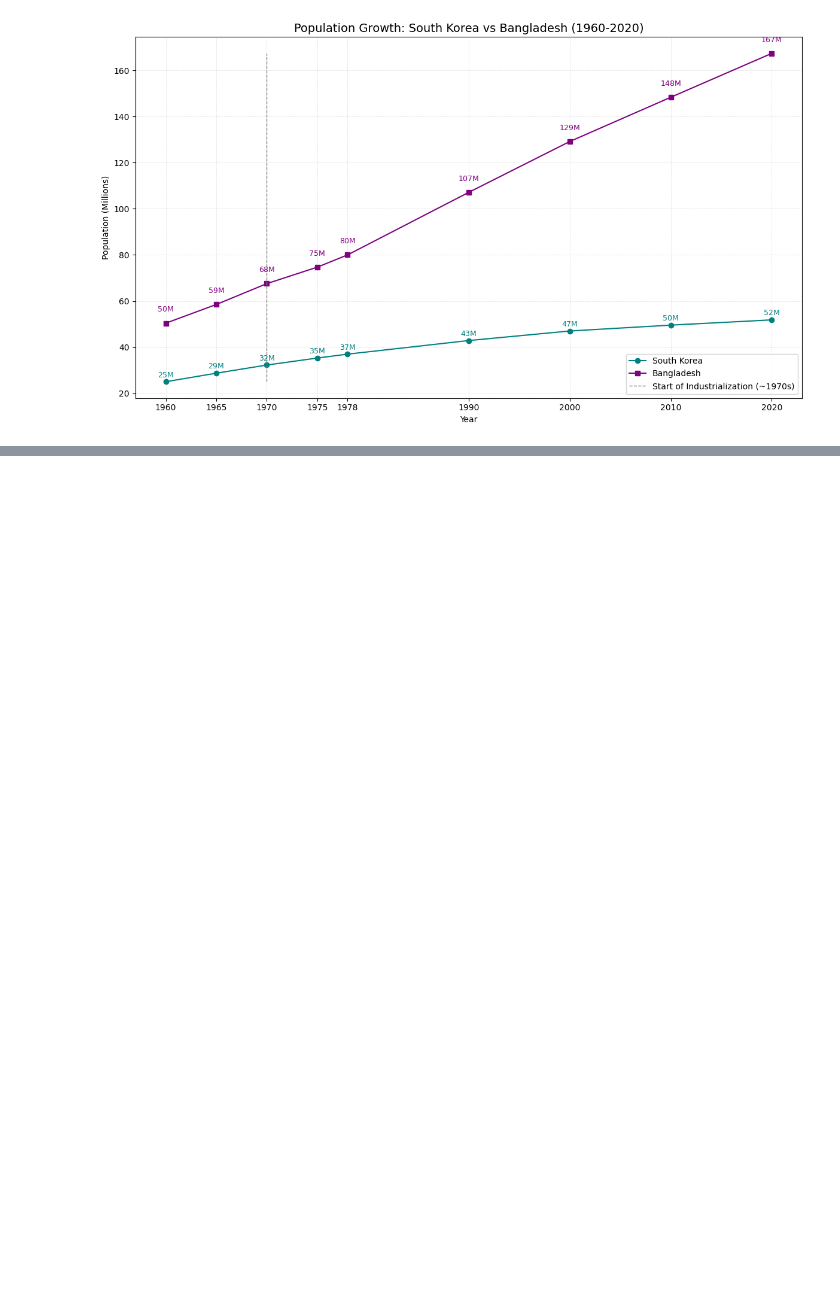
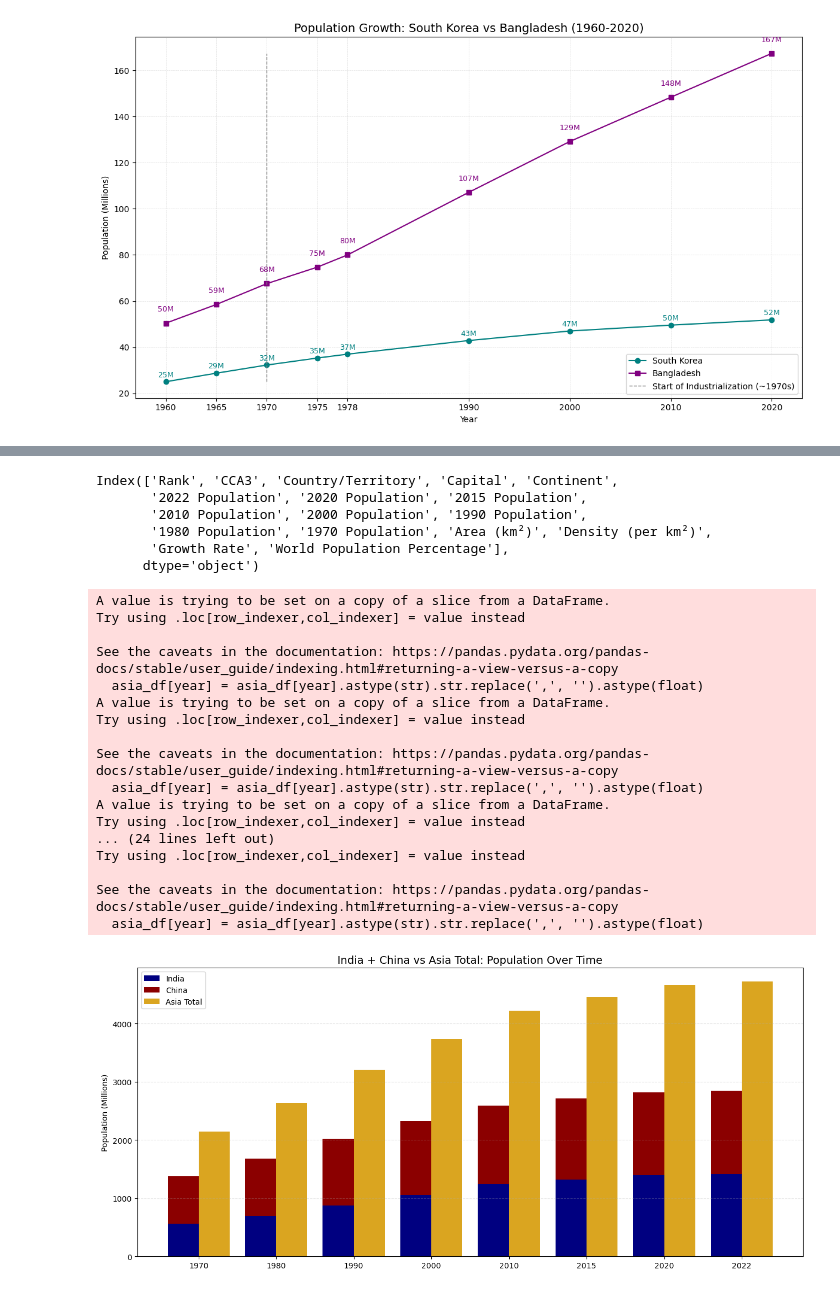
Before and after one commit to a-anuj/Data-Visualization, a Jupyter notebook: Case study/review1.ipynb, the cells around one changed output, grey strips where cells are left out. Cells and saved outputs as stored; diff of their text form; code cells hidden in the pictures; blank space fills up the shorter version.

```diff
--- a/Case study/review1.ipynb
+++ b/Case study/review1.ipynb
@@ -124,0 +184,78 @@ plt.show()
+# %%
+df1 = pd.read_csv("world_population_withContinent.csv")
+print(df1.columns)
+# %% [output]
+Index(['Rank', 'CCA3', 'Country/Territory', 'Capital', 'Continent',
+       '2022 Population', '2020 Population', '2015 Population',
+       '2010 Population', '2000 Population', '1990 Population',
+       '1980 Population', '1970 Population', 'Area (km²)', 'Density (per km²)',
+       'Growth Rate', 'World Population Percentage'],
+      dtype='object')
+# %%
+import pandas as pd
+import matplotlib.pyplot as plt
+
+# Load dataset
+df = pd.read_csv("world_population_withContinent.csv")
+
+# Filter for Asia only
+asia_df = df[df['Continent'] == 'Asia']
+
+# Years to analyze
+years = ['1970 Population', '1980 Population', '1990 Population', '2000 Population',
+         '2010 Population', '2015 Population', '2020 Population', '2022 Population']
+
+# Clean population values
+for year in years:
+    asia_df[year] = asia_df[year].astype(str).str.replace(',', '').astype(float)
+
+# Get individual country populations
+india_pop = asia_df[asia_df['Country/Territory'] == 'India'].iloc[0][years]
+china_pop = asia_df[asia_df['Country/Territory'] == 'China'].iloc[0][years]
+asia_total = asia_df[years].sum()
+
+# Convert index to years
+years_clean = [int(y.split()[0]) for y in years]
+x = range(len(years_clean))
+bar_width = 0.4
+
+# Plot
+plt.figure(figsize=(13, 6))
+
+# Stacked bars for India + China
+plt.bar([i - bar_width/2 for i in x], india_pop.values / 1_000_000, width=bar_width,
+        label='India', color='navy')
+plt.bar([i - bar_width/2 for i in x], china_pop.values / 1_000_000, width=bar_width,
+        bottom=india_pop.values / 1_000_000, label='China', color='darkred')
+
+# Asia total bar (separate)
+plt.bar([i + bar_width/2 for i in x], asia_total.values / 1_000_000, width=bar_width,
+        label='Asia Total', color='goldenrod')
+
+# Labels and styling
+plt.xticks(x, years_clean)
+plt.ylabel("Population (Millions)")
+plt.title("India + China vs Asia Total: Population Over Time", fontsize=14)
+plt.legend()
+plt.grid(axis='y', linestyle='--', alpha=0.3)
+plt.tight_layout()
+plt.show()
+# %% [output]
+A value is trying to be set on a copy of a slice from a DataFrame.
+Try using .loc[row_indexer,col_indexer] = value instead
+
+See the caveats in the documentation: https://pandas.pydata.org/pandas-docs/stable/user_guide/indexing.html#returning-a-view-versus-a-copy
+  asia_df[year] = asia_df[year].astype(str).str.replace(',', '').astype(float)
+A value is trying to be set on a copy of a slice from a DataFrame.
+Try using .loc[row_indexer,col_indexer] = value instead
+
+See the caveats in the documentation: https://pandas.pydata.org/pandas-docs/stable/user_guide/indexing.html#returning-a-view-versus-a-copy
+  asia_df[year] = asia_df[year].astype(str).str.replace(',', '').astype(float)
+A value is trying to be set on a copy of a slice from a DataFrame.
+Try using .loc[row_indexer,col_indexer] = value instead
+... (24 lines left out)
+Try using .loc[row_indexer,col_indexer] = value instead
+
+See the caveats in the documentation: https://pandas.pydata.org/pandas-docs/stable/user_guide/indexing.html#returning-a-view-versus-a-copy
+  asia_df[year] = asia_df[year].astype(str).str.replace(',', '').astype(float)
+[figure, added]
```
Also changed, not shown: parts of 1 cell of this notebook, 1 other file.
